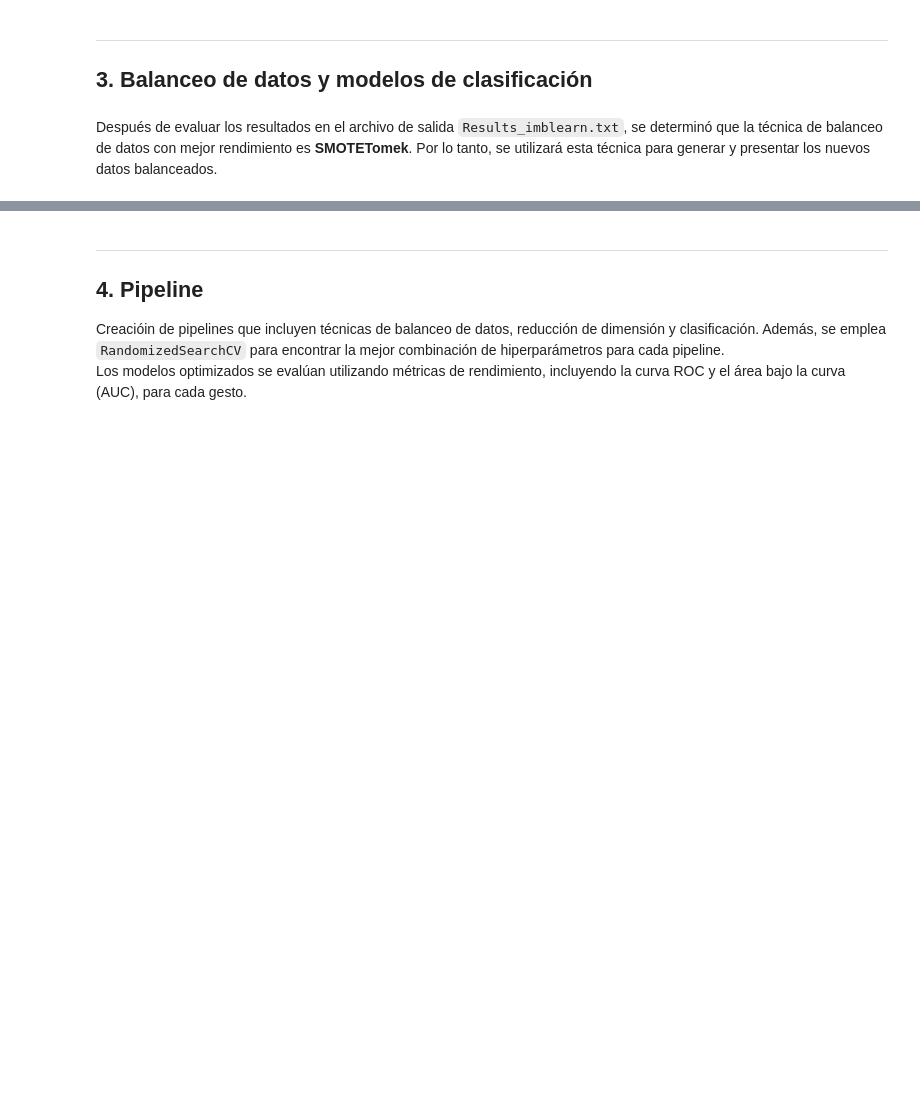
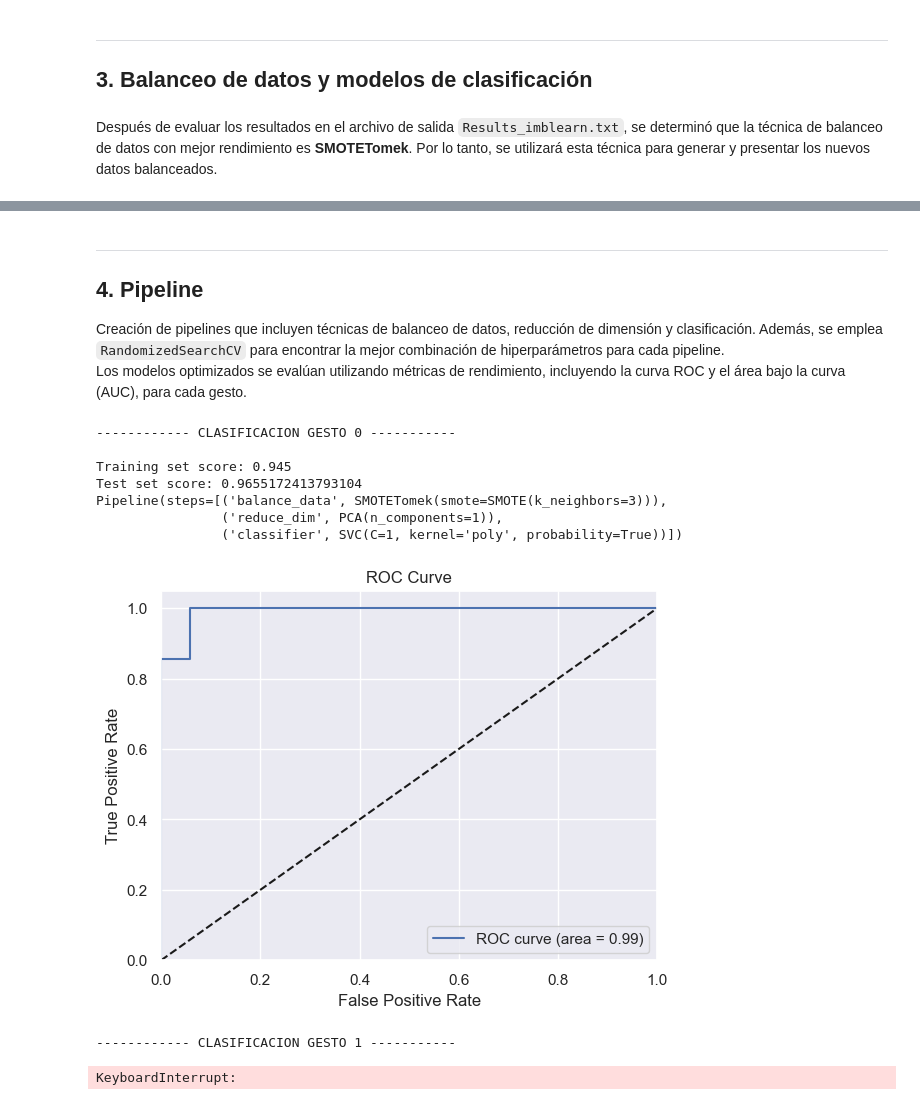
Before and after one commit to nmartinser/Telerehabilitation, a Jupyter notebook: notebooks/ml_correctLabel.ipynb, the cells around one changed output, grey strips where cells are left out. Drawn from its saved outputs; the diff is of its cells as text; code cells hidden in the pictures; blank space fills up the shorter version.

```diff
--- a/notebooks/ml_correctLabel.ipynb
+++ b/notebooks/ml_correctLabel.ipynb
@@ -291,7 +293,7 @@ plt.show()
 ****
 ## 4. Pipeline
 
-Creacióin de pipelines que incluyen técnicas de balanceo de datos, reducción de dimensión y clasificación. Además, se emplea ``RandomizedSearchCV`` para encontrar la mejor combinación de hiperparámetros para cada pipeline.\
+Creación de pipelines que incluyen técnicas de balanceo de datos, reducción de dimensión y clasificación. Además, se emplea ``RandomizedSearchCV`` para encontrar la mejor combinación de hiperparámetros para cada pipeline.\
 Los modelos optimizados se evalúan utilizando métricas de rendimiento, incluyendo la curva ROC y el área bajo la curva (AUC), para cada gesto.
 # %%
 # Ignorar advertencias relacionadas con el ajuste del modelo
@@ -361,31 +363,42 @@ for gesture in gestures:
                         ('reduce_dim', PCA()),
                         ('classifier', KNeighborsClassifier(n_neighbors=2))])
 
     # RandomizedSearchCVpara encontrar los mejores hiperparámetros
-    random = RandomizedSearchCV(pipeline, param_grid, cv=logo, n_jobs=-1)
+    random = RandomizedSearchCV(pipeline, param_grid, cv=logo, n_jobs=-1, n_iter=5)
     random.fit(X_train, y_train, groups=X_train['SubjectID'])
     # Mejor pipeline encontrado
     best_pipeline = random.best_estimator_
     pipelines.append(best_pipeline)
 
     # Evaluar el modelo en el conjunto de entrenamiento y prueba
     print('Training set score: ' + str(best_pipeline.score(X_train, y_train)))
     print('Test set score: ' + str(best_pipeline.score(X_test, y_test)))
     print(best_pipeline)
 
     # Calcular la curva ROC
     y_prob = best_pipeline.predict_proba(X_test)[:, 1]
     fpr, tpr, thresholds = roc_curve(y_test, y_prob, pos_label = 2)
     roc_auc = auc(fpr, tpr)
 
     # Graficar la curva ROC
     plt.figure()
     plt.plot(fpr, tpr, label='ROC curve (area = %0.2f)' % roc_auc)
     plt.plot([0, 1], [0, 1], 'k--')
     plt.xlim([0.0, 1.0])
     plt.ylim([0.0, 1.05])
     plt.xlabel('False Positive Rate')
     plt.ylabel('True Positive Rate')
     plt.title('ROC Curve')
     plt.legend()
     plt.show()
+# %% [output]
+------------ CLASIFICACION GESTO 0 -----------
+
+Training set score: 0.945
+Test set score: 0.9655172413793104
+Pipeline(steps=[('balance_data', SMOTETomek(smote=SMOTE(k_neighbors=3))),
+                ('reduce_dim', PCA(n_components=1)),
+                ('classifier', SVC(C=1, kernel='poly', probability=True))])
+[figure, added]
+------------ CLASIFICACION GESTO 1 -----------
+KeyboardInterrupt:
```
Also changed, not shown: parts of 1 cell of this notebook, 2 other files.
